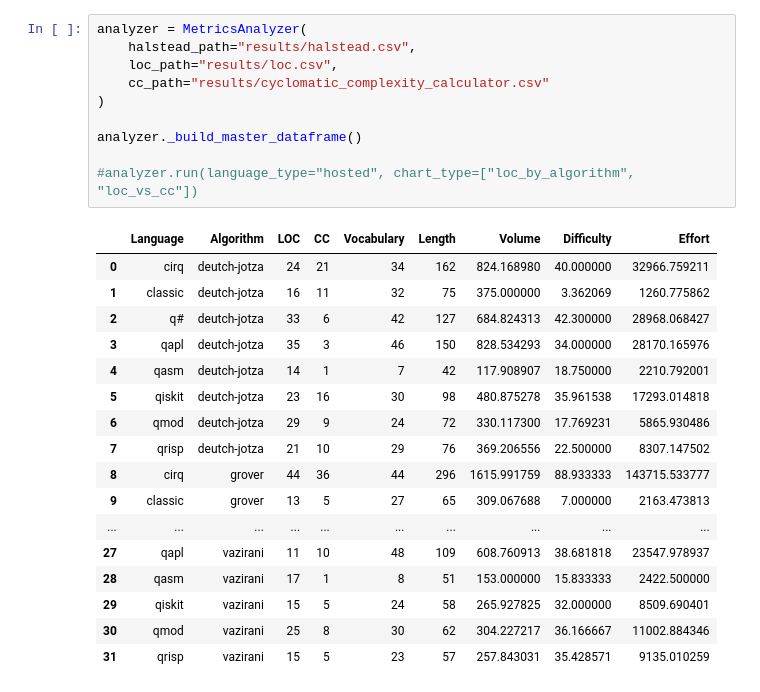
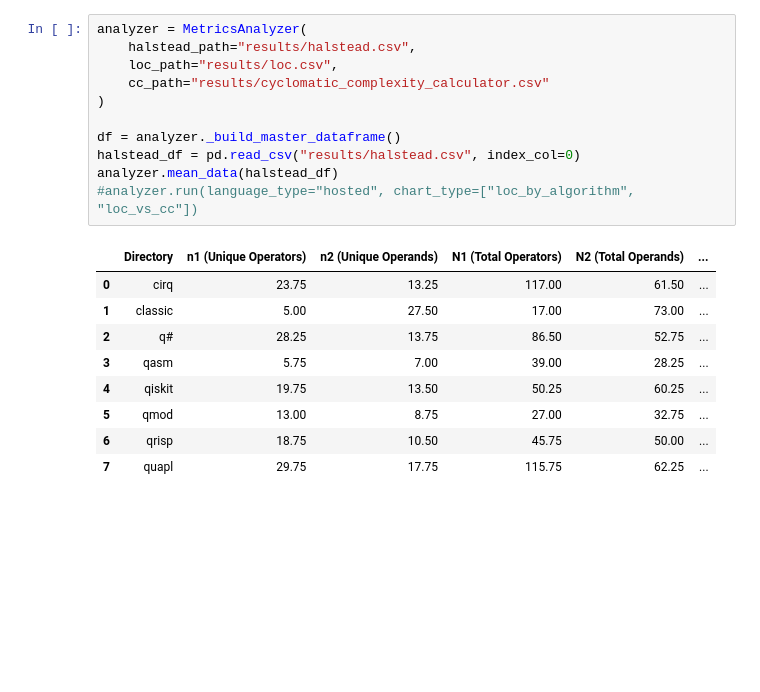
Before and after one commit to Universidad-Cenfotec/quantum-programming-languages-expressiveness, a Jupyter notebook: evaluation/metrics_analysis.ipynb, the cells around one changed output. Cells and saved outputs as stored; diff of their text form; blank space fills up the shorter version.

```diff
--- a/evaluation/metrics_analysis.ipynb
+++ b/evaluation/metrics_analysis.ipynb
@@ -226,28 +285,21 @@ class MetricsAnalyzer:
 # %%
 analyzer = MetricsAnalyzer(
     halstead_path="results/halstead.csv",
     loc_path="results/loc.csv",
     cc_path="results/cyclomatic_complexity_calculator.csv"
 )
 
-analyzer._build_master_dataframe()
-
+df = analyzer._build_master_dataframe()
+halstead_df = pd.read_csv("results/halstead.csv", index_col=0)
+analyzer.mean_data(halstead_df)
 #analyzer.run(language_type="hosted", chart_type=["loc_by_algorithm", "loc_vs_cc"])
 # %% [output]
-|  | Language | Algorithm | LOC | CC | Vocabulary | Length | Volume | Difficulty | Effort |
-| 0 | cirq | deutch-jotza | 24 | 21 | 34 | 162 | 824.168980 | 40.000000 | 32966.759211 |
-| 1 | classic | deutch-jotza | 16 | 11 | 32 | 75 | 375.000000 | 3.362069 | 1260.775862 |
-| 2 | q# | deutch-jotza | 33 | 6 | 42 | 127 | 684.824313 | 42.300000 | 28968.068427 |
-| 3 | qapl | deutch-jotza | 35 | 3 | 46 | 150 | 828.534293 | 34.000000 | 28170.165976 |
-| 4 | qasm | deutch-jotza | 14 | 1 | 7 | 42 | 117.908907 | 18.750000 | 2210.792001 |
-| 5 | qiskit | deutch-jotza | 23 | 16 | 30 | 98 | 480.875278 | 35.961538 | 17293.014818 |
-| 6 | qmod | deutch-jotza | 29 | 9 | 24 | 72 | 330.117300 | 17.769231 | 5865.930486 |
-| 7 | qrisp | deutch-jotza | 21 | 10 | 29 | 76 | 369.206556 | 22.500000 | 8307.147502 |
-| 8 | cirq | grover | 44 | 36 | 44 | 296 | 1615.991759 | 88.933333 | 143715.533777 |
-| 9 | classic | grover | 13 | 5 | 27 | 65 | 309.067688 | 7.000000 | 2163.473813 |
-| ... | ... | ... | ... | ... | ... | ... | ... | ... | ... |
-| 27 | qapl | vazirani | 11 | 10 | 48 | 109 | 608.760913 | 38.681818 | 23547.978937 |
-| 28 | qasm | vazirani | 17 | 1 | 8 | 51 | 153.000000 | 15.833333 | 2422.500000 |
-| 29 | qiskit | vazirani | 15 | 5 | 24 | 58 | 265.927825 | 32.000000 | 8509.690401 |
-| 30 | qmod | vazirani | 25 | 8 | 30 | 62 | 304.227217 | 36.166667 | 11002.884346 |
-| 31 | qrisp | vazirani | 15 | 5 | 23 | 57 | 257.843031 | 35.428571 | 9135.010259 |
+|  | Directory | n1 (Unique Operators) | n2 (Unique Operands) | N1 (Total Operators) | N2 (Total Operands) | ... |
+| 0 | cirq | 23.75 | 13.25 | 117.00 | 61.50 | ... |
+| 1 | classic | 5.00 | 27.50 | 17.00 | 73.00 | ... |
+| 2 | q# | 28.25 | 13.75 | 86.50 | 52.75 | ... |
+| 3 | qasm | 5.75 | 7.00 | 39.00 | 28.25 | ... |
+| 4 | qiskit | 19.75 | 13.50 | 50.25 | 60.25 | ... |
+| 5 | qmod | 13.00 | 8.75 | 27.00 | 32.75 | ... |
+| 6 | qrisp | 18.75 | 10.50 | 45.75 | 50.00 | ... |
+| 7 | quapl | 29.75 | 17.75 | 115.75 | 62.25 | ... |
```
Also changed, not shown: parts of 10 cells of this notebook, 47 other files.
